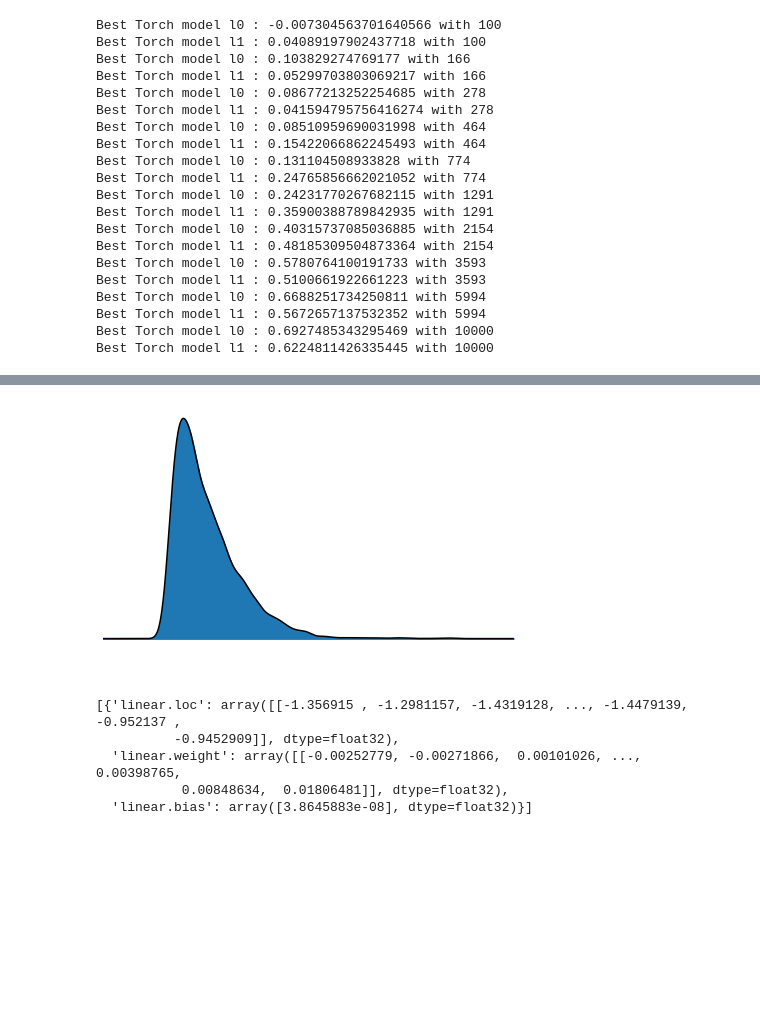
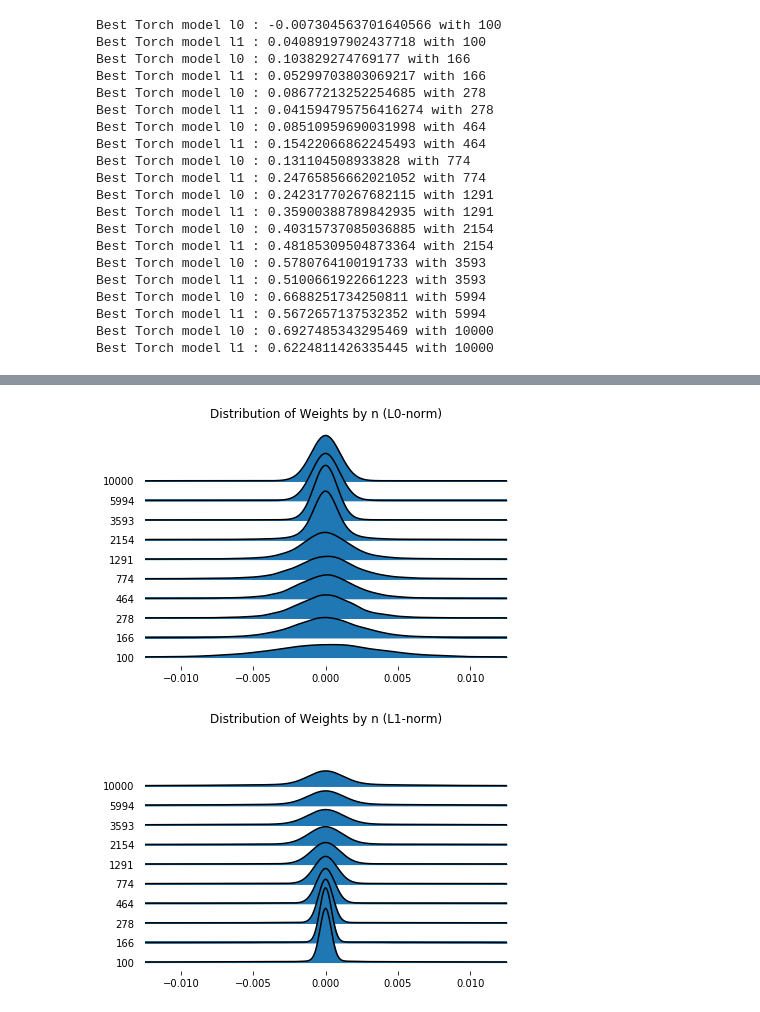
Before and after one commit to rmporsch/ML_genetic_risk, a Jupyter notebook: notebooks/Serial_and_sklearn_model.ipynb, the cells around one changed output, grey strips where cells are left out. Drawn from its saved outputs; the diff is of its cells as text; code cells hidden in the pictures; blank space fills up the shorter version.

```diff
--- a/notebooks/Serial_and_sklearn_model.ipynb
+++ b/notebooks/Serial_and_sklearn_model.ipynb
@@ -222,15 +250,29 @@ fig.tight_layout()
 # %%
 import joypy
-loc_iter = list(reversed([k['linear.loc'][0] for k in out['l0'][8].iter_coefs]))
-g = list(reversed([str(k) for k in range(len(loc_iter))]))
-fig, ax = joypy.joyplot(loc_iter, labels=g)
+loc_iter = list(reversed([k.iter_coefs[-1]['linear.weight'][-1]*masking(k.iter_coefs[-1]['linear.loc']) for k in out['l0']]))
+g = list(reversed([str(k) for k in sample_limit]))
+l1_param = list(reversed([k.iter_coefs[-1]['linear.weight'][-1] for k in out['l1']]))
-# %% [output]
-[figure, removed]
-# %%
-out['l0'][8].iter_coefs
-# %% [output]
-[{'linear.loc': array([[-1.356915 , -1.2981157, -1.4319128, ..., -1.4479139, -0.952137 ,
-          -0.9452909]], dtype=float32),
-  'linear.weight': array([[-0.00252779, -0.00271866,  0.00101026, ...,  0.00398765,
-           0.00848634,  0.01806481]], dtype=float32),
-  'linear.bias': array([3.8645883e-08], dtype=float32)}]
+# %%
+loc_iter = list()
+l1_param = list()
+for i in range(len(out['l0'])):
+    weights = out['l0'][i].iter_coefs[-1]['linear.weight'].flatten()
+    gates = masking(out['l0'][i].iter_coefs[-1]['linear.loc'].flatten())
+    loc_iter.append(weights*gates)
+    l1weights = out['l1'][i].iter_coefs[-1]['linear.weight'].flatten()
+    l1_param.append(l1weights)
+
+loc_iter = list(reversed(loc_iter))
+l1_param = list(reversed(l1_param))
+# %%
+fig, ax = joypy.joyplot(loc_iter, labels=g, x_range=[-0.0125, 0.0125])
+ax[-1].set_title('Distribution of Weights by n (L0-norm)')
+fig.savefig('/home/robert/Documents/projects/ML_genetic_risk/doc/presentation/l0_results/joyplot_l0.png')
+# %% [output]
+[figure, added]
+# %%
+fig, ax = joypy.joyplot(l1_param, labels=g, x_range=[-0.0125, 0.0125])
+ax[-1].set_title('Distribution of Weights by n (L1-norm)')
+fig.savefig('/home/robert/Documents/projects/ML_genetic_risk/doc/presentation/l0_results/joyplot_l1.png')
+# %% [output]
+[figure, added]
```
Also changed, not shown: parts of 10 cells of this notebook, 19 other files.
